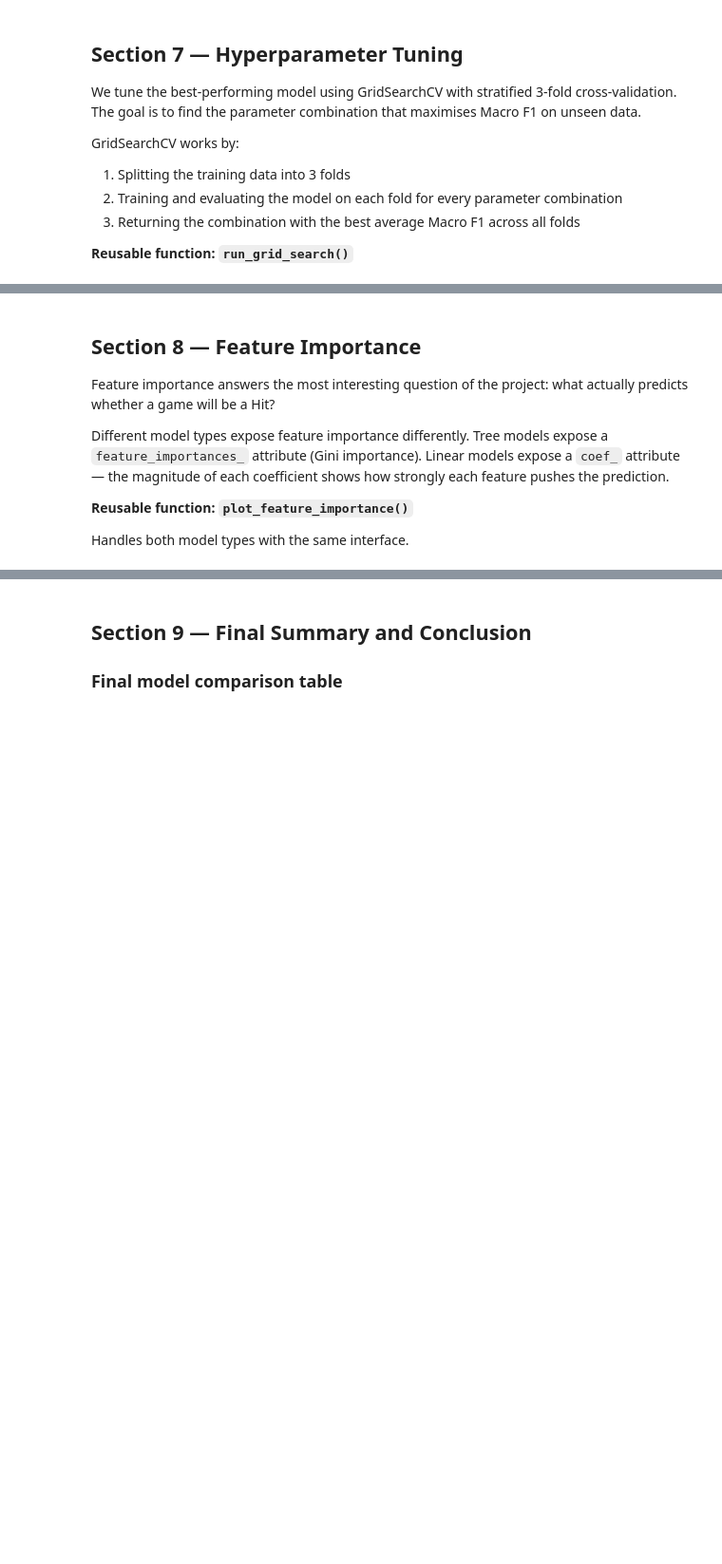
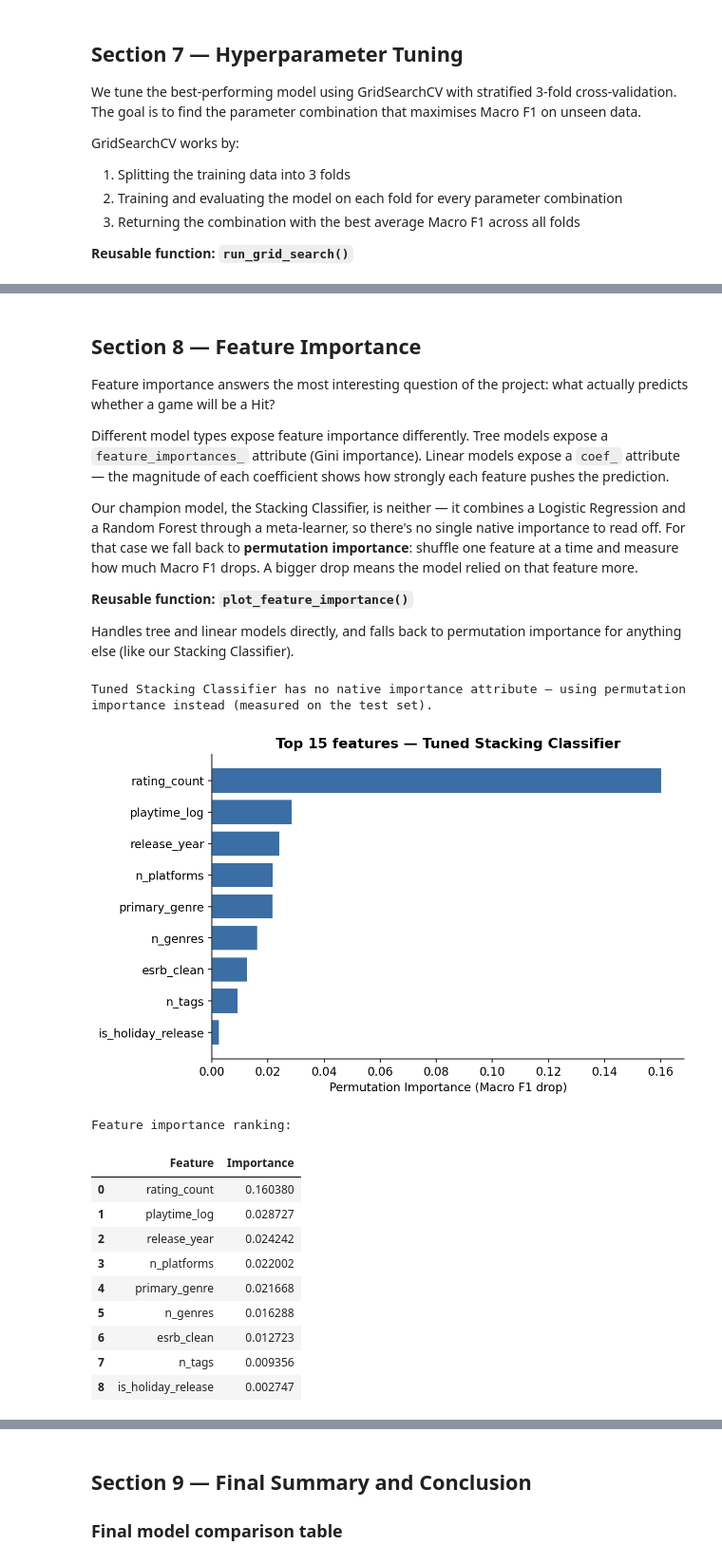
Before and after one commit to brighthikaru/game-success-classifier, a Jupyter notebook: notebooks/MP03_Game_Success_Classifier.ipynb, the cells around one changed output, grey strips where cells are left out. Shown at 95% size. Saved outputs shown, nothing was run; the diff lists cells and outputs as text; code cells hidden in the pictures; blank space fills up the shorter version.

```diff
--- a/notebooks/MP03_Game_Success_Classifier.ipynb
+++ b/notebooks/MP03_Game_Success_Classifier.ipynb
@@ -159,8 +162,7 @@ def load_and_inspect(filepath: Path) -> pd.DataFrame:
         nulls  = df[col].isna().sum()
         unique = df[col].nunique()
         dtype  = str(df[col].dtype)
-        flag   = "  <-- missing values" if nulls > 0 else ""
-        print(f"  {col:<22} {dtype:<10} {nulls:>8,}  {unique:>8,}{flag}")
+        print(f"  {col:<22} {dtype:<10} {nulls:>8,}  {unique:>8,}")
 
     return df
 # %%
@@ -997,26 +1202,34 @@ Feature importance answers the most interesting question of the project: what ac
 
 Different model types expose feature importance differently. Tree models expose a `feature_importances_` attribute (Gini importance). Linear models expose a `coef_` attribute — the magnitude of each coefficient shows how strongly each feature pushes the prediction.
 
+Our champion model, the Stacking Classifier, is neither — it combines a Logistic Regression and a Random Forest through a meta-learner, so there's no single native importance to read off. For that case we fall back to **permutation importance**: shuffle one feature at a time and measure how much Macro F1 drops. A bigger drop means the model relied on that feature more.
+
 **Reusable function: `plot_feature_importance()`**
 
-Handles both model types with the same interface.
+Handles tree and linear models directly, and falls back to permutation importance for anything else (like our Stacking Classifier).
 # %%
 def plot_feature_importance(model,
                             feature_names: list,
                             model_name: str,
-                            top_n: int = 15) -> pd.DataFrame:
+                            top_n: int = 15,
+                            X_eval: pd.DataFrame = None,
+                            y_eval: pd.Series = None) -> pd.DataFrame:
     """
-    Extract and plot feature importance for tree or linear models.
+    Extract and plot feature importance for tree, linear, or ensemble models.
 
     Parameters
     ----------
     model : fitted sklearn estimator
-        Tree model (.feature_importances_) or linear model (.coef_).
+        Tree model (.feature_importances_), linear model (.coef_), or any
+        other fitted estimator — falls back to permutation importance.
     feature_names : list
         Feature names in the same order as the model was trained on.
     model_name : str
     top_n : int
         Number of top features to display.
+    X_eval, y_eval : evaluation data used only for the permutation-importance
+        fallback (e.g. models like StackingClassifier with no native
+        importances). Ignored otherwise.
 
     Returns
     -------
@@ -1024,11 +1237,25 @@ def plot_feature_importance(model,
         Feature importance scores sorted descending.
     """
     if hasattr(model, 'feature_importances_'):
-        importances   = model.feature_importances_
-        importance_label = "Feature Importance (Gini)"
+        importances      = model.feature_importances_
+        importance_label  = "Feature Importance (Gini)"
     elif hasattr(model, 'coef_'):
-        importances   = np.abs(model.coef_[0])
-        importance_label = "Absolute Coefficient"
+        importances      = np.abs(model.coef_[0])
+        importance_label  = "Absolute Coefficient"
+    elif X_eval is not None and y_eval is not None:
+        # Model-agnostic fallback — used for ensembles like StackingClassifier
+        # that combine multiple model types and expose no single native
+        # importance measure. Shuffles one feature at a time and measures how
+        # much Macro F1 drops — a bigger drop means the model relied on it more.
+        print(f"{model_name} has no native importance attribute — "
+              f"using permutation importance instead (measured on the test set).")
+        perm = permutation_importance(
+            model, X_eval, y_eval,
+            n_repeats=20, random_state=RANDOM_STATE,
+            scoring="f1_macro", n_jobs=-1,
+        )
+        importances      = perm.importances_mean
+        importance_label  = "Permutation Importance (Macro F1 drop)"
     else:
         print(f"Model type {type(model)} does not support feature importance extraction.")
         return pd.DataFrame()
@@ -1055,11 +1282,27 @@ def plot_feature_importance(model,
 # %%
 # Plot feature importance for the tuned model
 importance_df = plot_feature_importance(
     tuned_model,
     feature_names,
     f"Tuned {tune_name}",
+    X_eval=tune_Xte,
+    y_eval=y_test,
 )
 
 print("Feature importance ranking:")
 display(importance_df)
+# %% [output]
+Tuned Stacking Classifier has no native importance attribute — using permutation importance instead (measured on the test set).
+[figure, added]
+Feature importance ranking:
+|  | Feature | Importance |
+| 0 | rating_count | 0.160380 |
+| 1 | playtime_log | 0.028727 |
+| 2 | release_year | 0.024242 |
+| 3 | n_platforms | 0.022002 |
+| 4 | primary_genre | 0.021668 |
+| 5 | n_genres | 0.016288 |
+| 6 | esrb_clean | 0.012723 |
+| 7 | n_tags | 0.009356 |
+| 8 | is_holiday_release | 0.002747 |
 # %% [markdown]
```
Also changed, not shown: parts of 45 cells of this notebook, 13 other files.
